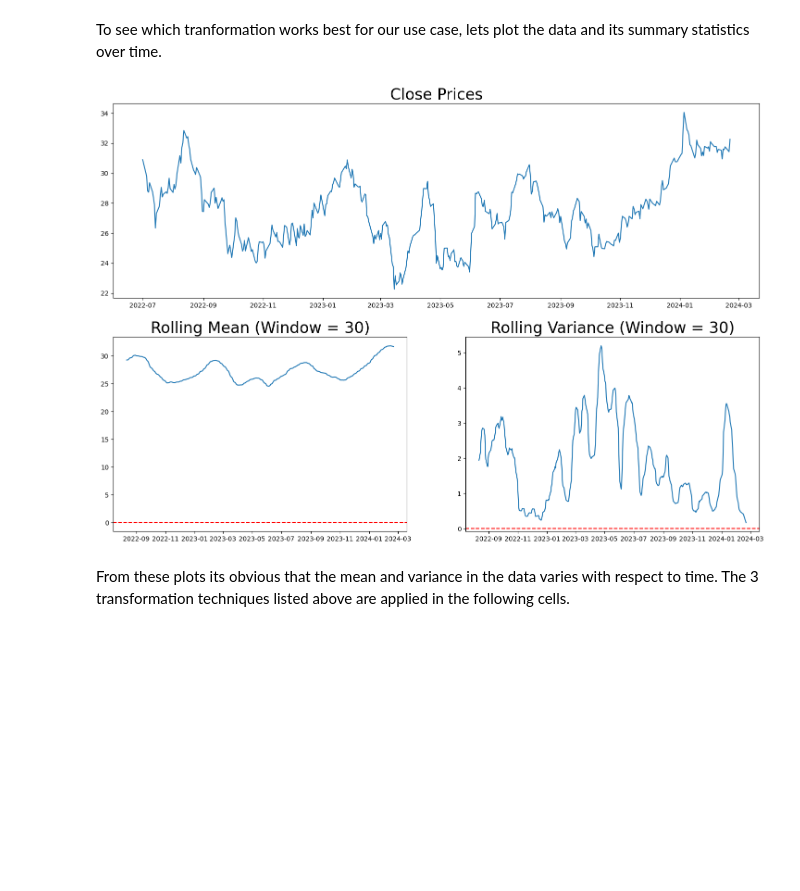
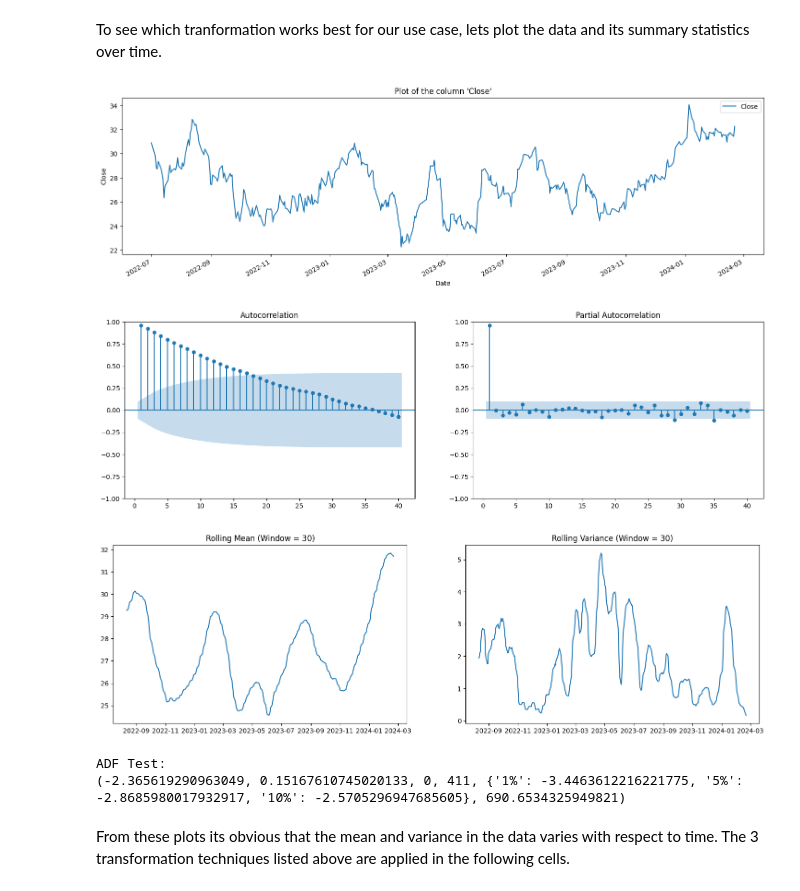
Before and after one commit to maestria-ds-eafit/estadistica-avanzada, a Jupyter notebook: prediccion-activo-financiero/ARMA Model for NVDA Price.ipynb, the cells around one changed output. Drawn from its saved outputs; the diff is of its cells as text; code cells hidden in the pictures; blank space fills up the shorter version.

```diff
--- a/prediccion-activo-financiero/ARMA Model for NVDA Price.ipynb
+++ b/prediccion-activo-financiero/ARMA Model for NVDA Price.ipynb
@@ -61,5 +58,5 @@ Según el comportamiento de los boxplots, se observa que el precio de la acción
 # Train Test Split
 # %%
 test_size = 15
-data_backup_length = len(data_backup)
+df_length = len(df)
 # %%
@@ -101,5 +96,9 @@ def plot_acf_pacf(series):
 
     plt.show()
+# %%
+def calculate_adf_test(df):
+    print("ADF Test:")
+    print(adfuller(df["Close"]))
 # %% [markdown]
 For checking the stationarity, we plot the **ACF** and **PACF** plots of the series, and run the **ADF** test.
 # %% [markdown]
@@ -134,24 +127 @@ def smoother(df, window=100):
     return rolling_mean, rolling_var
-# %%
-window_size = 30
-rolling_mean, rolling_var = smoother(train_df, window_size)
-
-plt.rcParams["figure.figsize"] = 18, 12
-
-plt.subplot(2, 1, 1)
-plt.plot(train_df["Close"])
-plt.title("Close Prices", size=24)
-
-plt.subplot(2, 2, 3)
-plt.plot(rolling_mean)
-plt.axhline(y=0, color="r", linestyle="--")
-plt.title(f"Rolling Mean (Window = {window_size})", size=24)
-
-plt.subplot(2, 2, 4)
-plt.plot(rolling_var)
-plt.axhline(y=0, color="r", linestyle="--")
-plt.title(f"Rolling Variance (Window = {window_size})", size=24)
-
-plt.show()
-# %% [output]
-[figure, removed]
@@ -158,3 +161,11 @@ plt.show()
+# %%
+plot_rolling_mean_and_rolling_var(train_df, window_size)
+# %% [output]
+[figure, added]
+[figure, added]
+[figure, added]
+ADF Test:
+(-2.365619290963049, 0.15167610745020133, 0, 411, {'1%': -3.4463612216221775, '5%': -2.8685980017932917, '10%': -2.5705296947685605}, 690.6534325949821)
 # %% [markdown]
 From these plots its obvious that the mean and variance in the data varies with respect to time. The 3 transformation techniques listed above are applied in the following cells.
 # %% [markdown]
```
Also changed, not shown: parts of 38 cells of this notebook.
